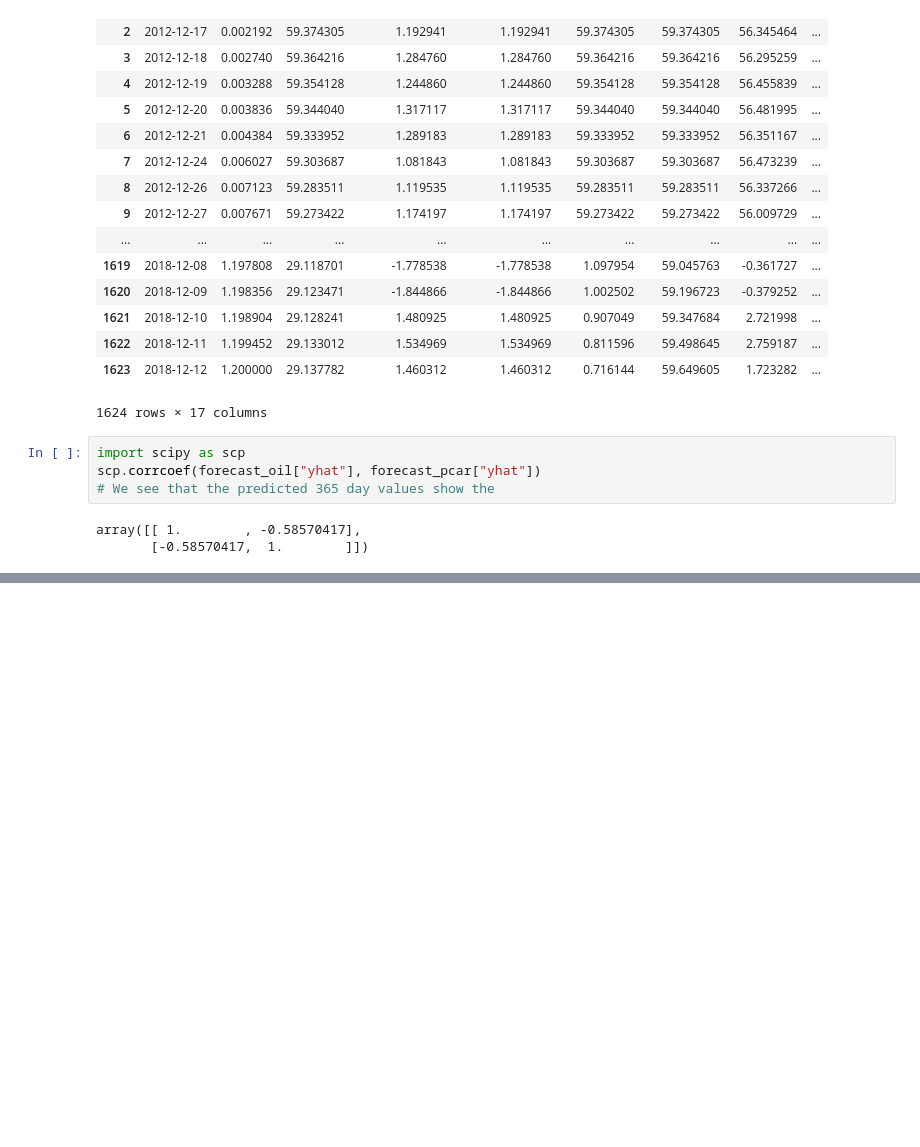
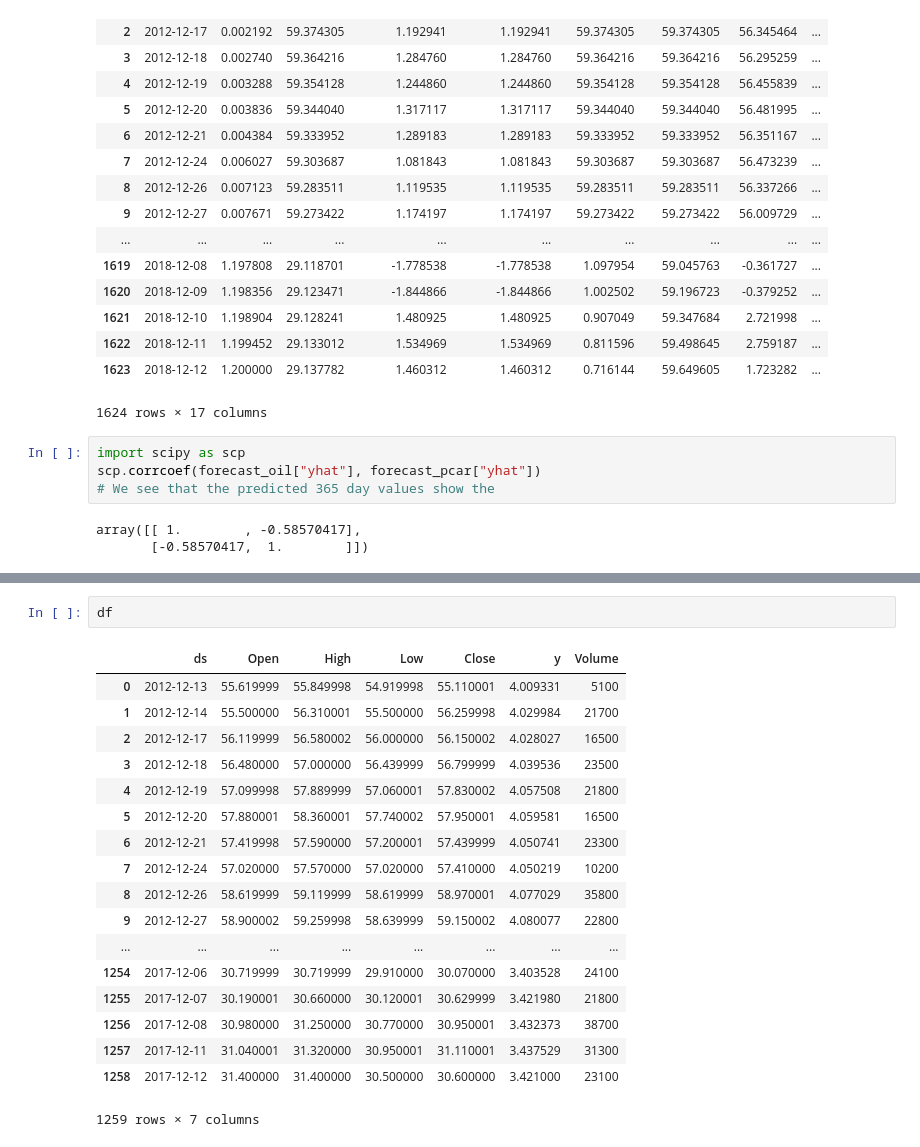
Before and after one commit to Marktc1993/CFA_research, a Jupyter notebook: Models/Bayesian Forecast Comparing predicted oils prices and stock prices.ipynb, the cells around one changed output, grey strips where cells are left out. Cells and saved outputs as stored; diff of their text form; blank space fills up the shorter version.

```diff
--- a/Models/Bayesian Forecast Comparing predicted oils prices and stock prices.ipynb
+++ b/Models/Bayesian Forecast Comparing predicted oils prices and stock prices.ipynb
@@ -171,0 +236,21 @@ plt.plot(pd.rolling_corr(point_forecast_oil["yhat"],point_forecast_pcar["yhat"],
+# %%
+df
+# %% [output]
+|  | ds | Open | High | Low | Close | y | Volume |
+| 0 | 2012-12-13 | 55.619999 | 55.849998 | 54.919998 | 55.110001 | 4.009331 | 5100 |
+| 1 | 2012-12-14 | 55.500000 | 56.310001 | 55.500000 | 56.259998 | 4.029984 | 21700 |
+| 2 | 2012-12-17 | 56.119999 | 56.580002 | 56.000000 | 56.150002 | 4.028027 | 16500 |
+| 3 | 2012-12-18 | 56.480000 | 57.000000 | 56.439999 | 56.799999 | 4.039536 | 23500 |
+| 4 | 2012-12-19 | 57.099998 | 57.889999 | 57.060001 | 57.830002 | 4.057508 | 21800 |
+| 5 | 2012-12-20 | 57.880001 | 58.360001 | 57.740002 | 57.950001 | 4.059581 | 16500 |
+| 6 | 2012-12-21 | 57.419998 | 57.590000 | 57.200001 | 57.439999 | 4.050741 | 23300 |
+| 7 | 2012-12-24 | 57.020000 | 57.570000 | 57.020000 | 57.410000 | 4.050219 | 10200 |
+| 8 | 2012-12-26 | 58.619999 | 59.119999 | 58.619999 | 58.970001 | 4.077029 | 35800 |
+| 9 | 2012-12-27 | 58.900002 | 59.259998 | 58.639999 | 59.150002 | 4.080077 | 22800 |
+| ... | ... | ... | ... | ... | ... | ... | ... |
+| 1254 | 2017-12-06 | 30.719999 | 30.719999 | 29.910000 | 30.070000 | 3.403528 | 24100 |
+| 1255 | 2017-12-07 | 30.190001 | 30.660000 | 30.120001 | 30.629999 | 3.421980 | 21800 |
+| 1256 | 2017-12-08 | 30.980000 | 31.250000 | 30.770000 | 30.950001 | 3.432373 | 38700 |
+| 1257 | 2017-12-11 | 31.040001 | 31.320000 | 30.950001 | 31.110001 | 3.437529 | 31300 |
+| 1258 | 2017-12-12 | 31.400000 | 31.400000 | 30.500000 | 30.600000 | 3.421000 | 23100 |
+1259 rows × 7 columns
```
Also changed, not shown: parts of 18 cells of this notebook, 25 other files.
